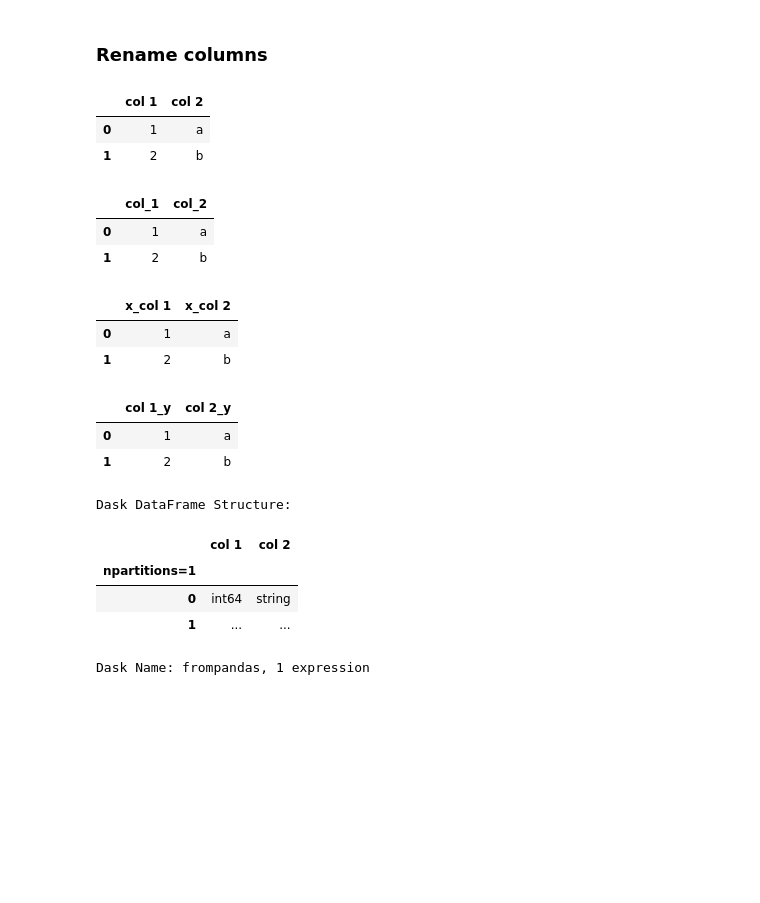
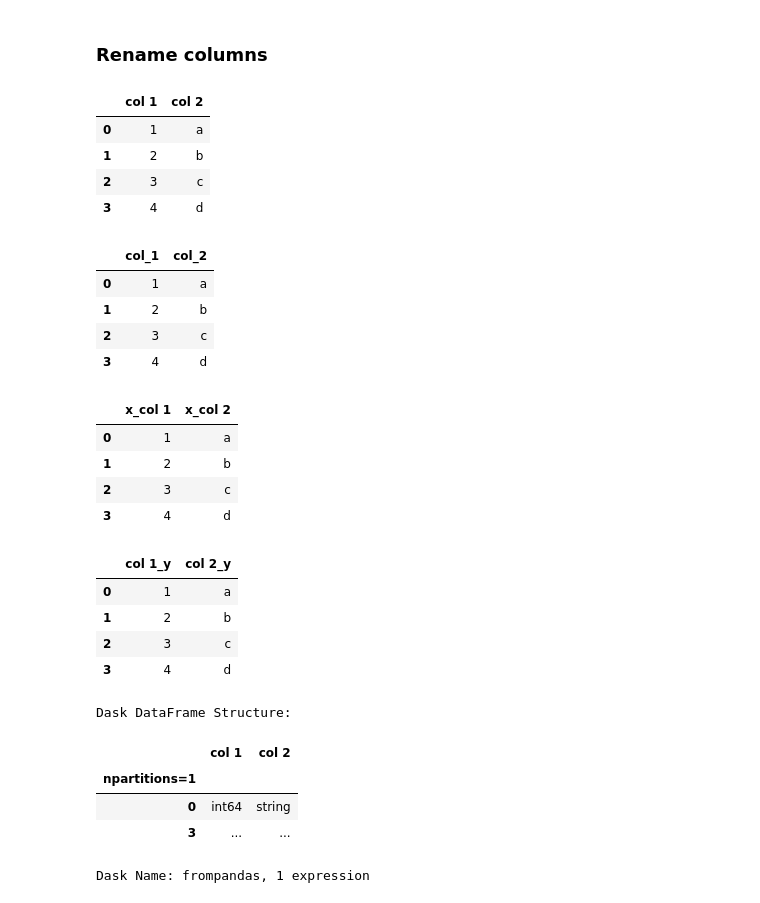
Before and after one commit to pbdanny/PythonProject, a Jupyter notebook: Dask/notebook/dask_tips.ipynb, the cells around one changed output. Saved outputs shown, nothing was run; the diff lists cells and outputs as text; code cells hidden in the pictures; blank space fills up the shorter version.

```diff
--- a/Dask/notebook/dask_tips.ipynb
+++ b/Dask/notebook/dask_tips.ipynb
@@ -92,39 +92,47 @@ ddf.compute()
 # %% [markdown]
 ### Rename columns
 # %%
-pdf = pd.DataFrame({"col 1":[1, 2], "col 2":['a','b']})
+pdf = pd.DataFrame({"col 1":[1, 2, 3, 4], "col 2":['a','b','c','d']})
 pdf
 # %% [output]
 |  | col 1 | col 2 |
 | 0 | 1 | a |
 | 1 | 2 | b |
+| 2 | 3 | c |
+| 3 | 4 | d |
 # %%
 pdf.rename(columns=lambda x : x.replace(" ", "_"))
 # %% [output]
 |  | col_1 | col_2 |
 | 0 | 1 | a |
 | 1 | 2 | b |
+| 2 | 3 | c |
+| 3 | 4 | d |
 # %%
 pdf.add_prefix("x_")
 # %% [output]
 |  | x_col 1 | x_col 2 |
 | 0 | 1 | a |
 | 1 | 2 | b |
+| 2 | 3 | c |
+| 3 | 4 | d |
 # %%
 pdf.add_suffix("_y")
 # %% [output]
 |  | col 1_y | col 2_y |
 | 0 | 1 | a |
 | 1 | 2 | b |
+| 2 | 3 | c |
+| 3 | 4 | d |
 # %%
-ddf = dd.DataFrame.from_dict({"col 1":[1, 2], "col 2":['a','b']})
+ddf = dd.DataFrame.from_dict({"col 1":[1, 2, 3, 4], "col 2":['a','b','c','d']})
 ddf
 # %% [output]
 Dask DataFrame Structure:
 |  | col 1 | col 2 |
 | npartitions=1 |  |  |
 | 0 | int64 | string |
-| 1 | ... | ... |
+| 3 | ... | ... |
 Dask Name: frompandas, 1 expression
 # %%
 ddf.rename(columns=lambda x : x.replace(" ", "_")).compute()
```
Also changed, not shown: parts of 35 cells of this notebook.
